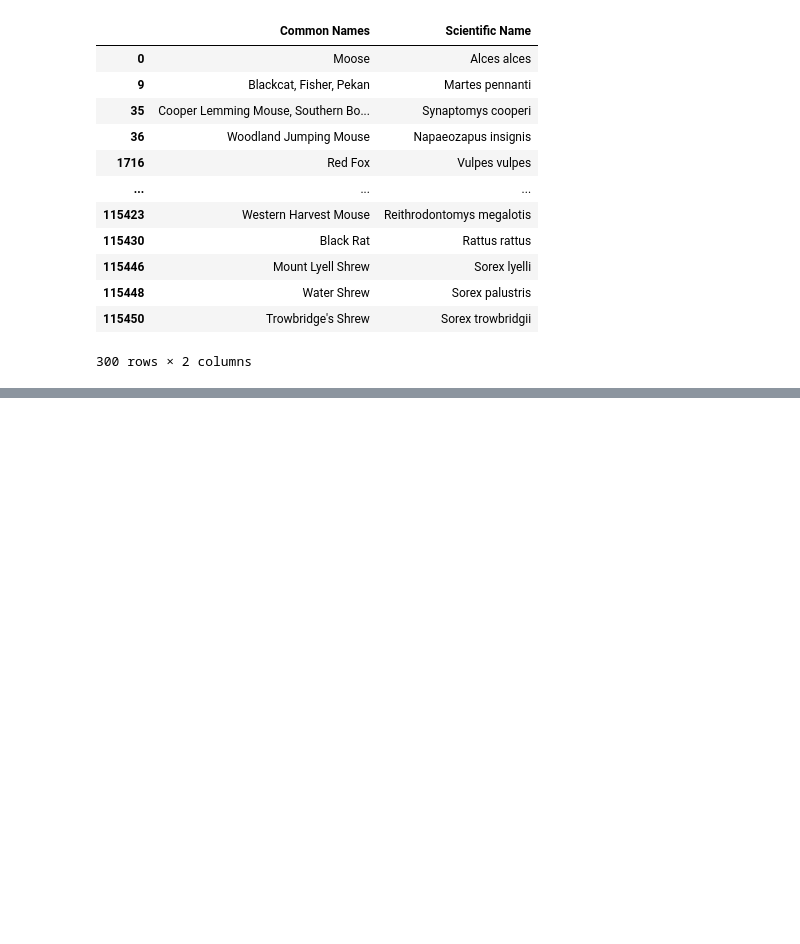
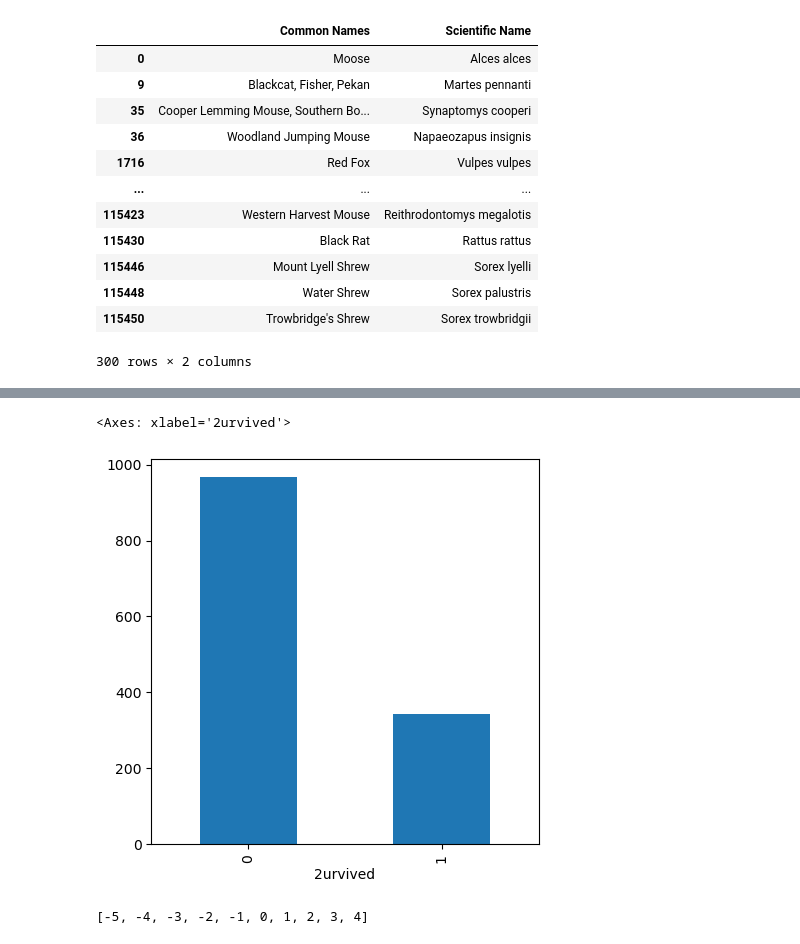
Before and after one commit to vishnukadiyala/LearnPython, a Jupyter notebook: pandaspython.ipynb, the cells around one changed output, grey strips where cells are left out. Drawn from its saved outputs; the diff is of its cells as text; code cells hidden in the pictures; blank space fills up the shorter version.

```diff
--- a/pandaspython.ipynb
+++ b/pandaspython.ipynb
@@ -198,0 +216,5 @@ titanic.head(2)
+# %%
+titanic['2urvived'].value_counts().plot(kind='bar', figsize=(5, 5))    # Number of people who survived and who didn't
+# %% [output]
+<Axes: xlabel='2urvived'>
+[figure, added]
@@ -198,0 +240,10 @@ titanic.head(2)
+# %%
+Xaxis = [i for i in range(-5, 5)]
+print(Xaxis)
+
+def getY(X):
+    m =1.5
+    c = 1
+    return m*X + c
+# %% [output]
+[-5, -4, -3, -2, -1, 0, 1, 2, 3, 4]
```
Also changed, not shown: parts of 10 cells of this notebook, 2 other files.
